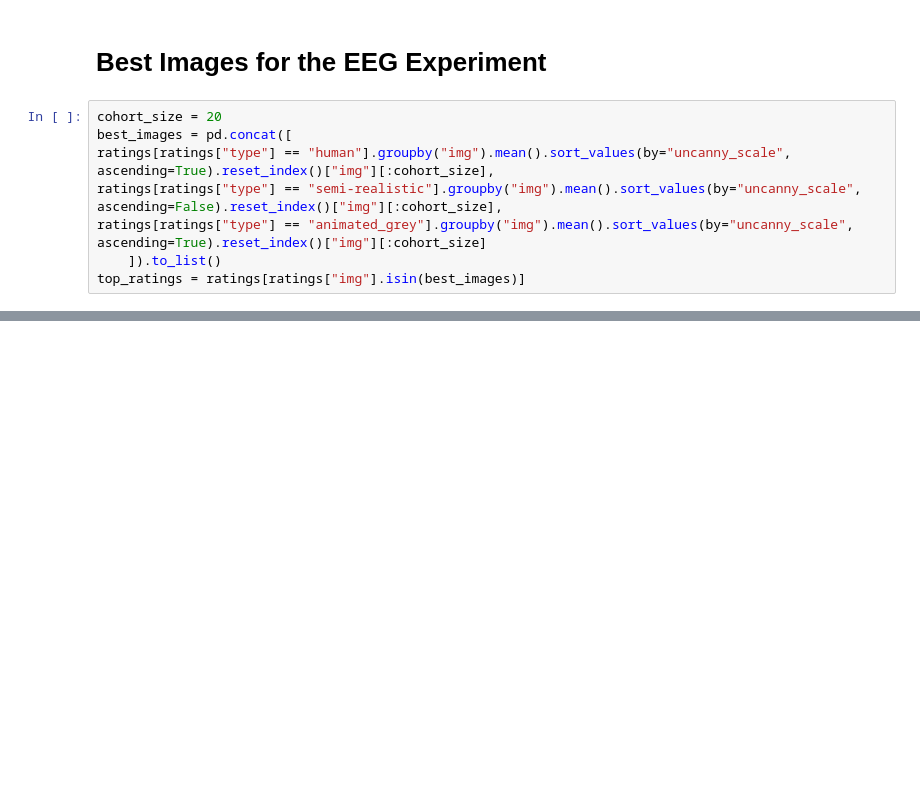
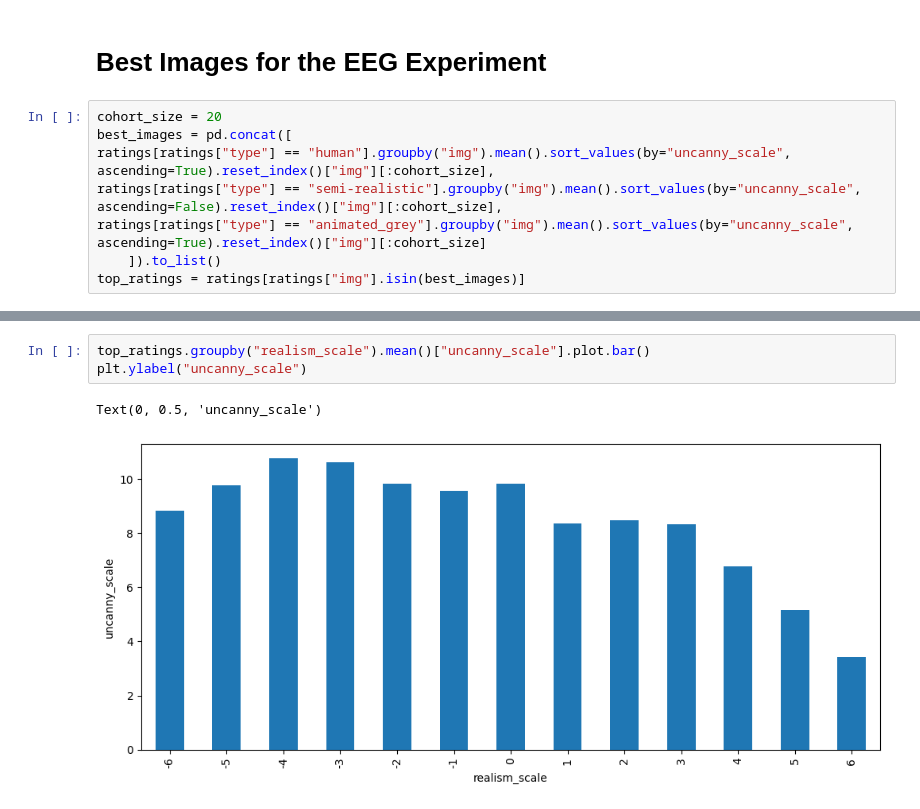
Before and after one commit to itubrainlab/uncanny-face-questionnaire, a Jupyter notebook: analysis/ratings.ipynb, the cells around one changed output, grey strips where cells are left out. Cells and saved outputs as stored; diff of their text form; blank space fills up the shorter version.

```diff
--- a/analysis/ratings.ipynb
+++ b/analysis/ratings.ipynb
@@ -170,0 +171,6 @@ All: 0.91, Human: 0.59, Semi Realistic: -0.86, Cartoon: 3.05, Anova p-value: 0.0
+# %%
+top_ratings.groupby("realism_scale").mean()["uncanny_scale"].plot.bar()
+plt.ylabel("uncanny_scale")
+# %% [output]
+Text(0, 0.5, 'uncanny_scale')
+[figure, added]
```
Also changed, not shown: parts of 7 cells of this notebook.
